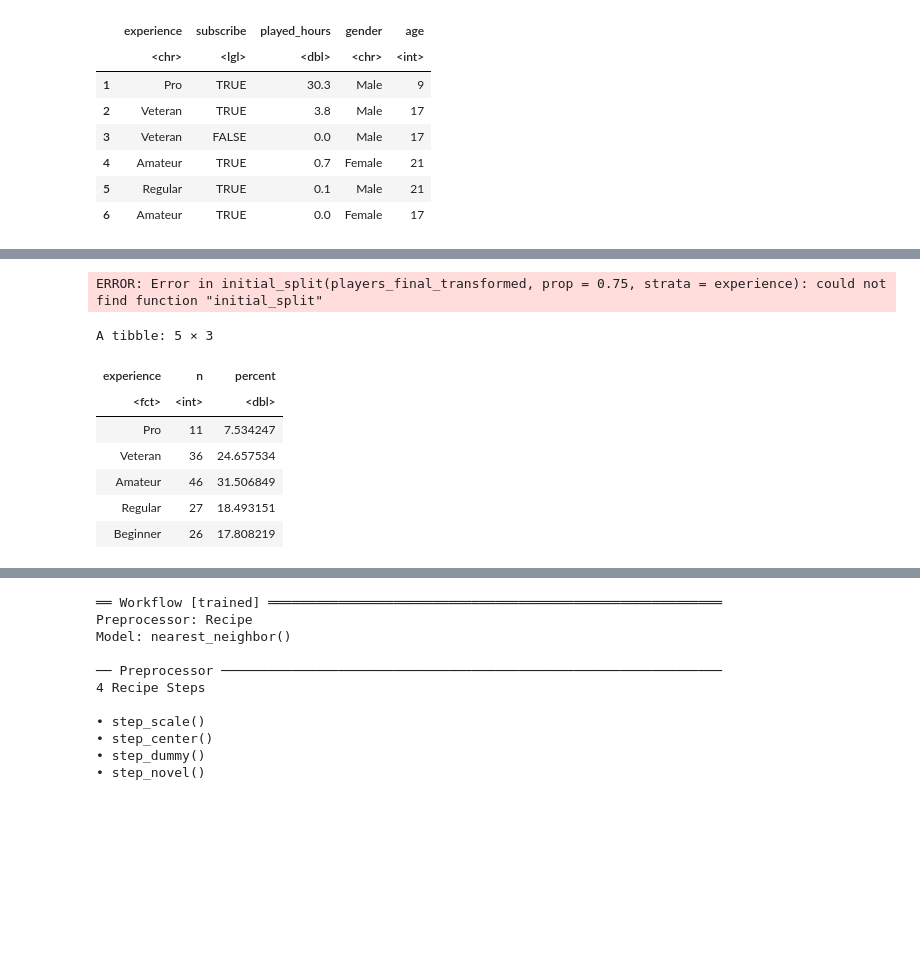
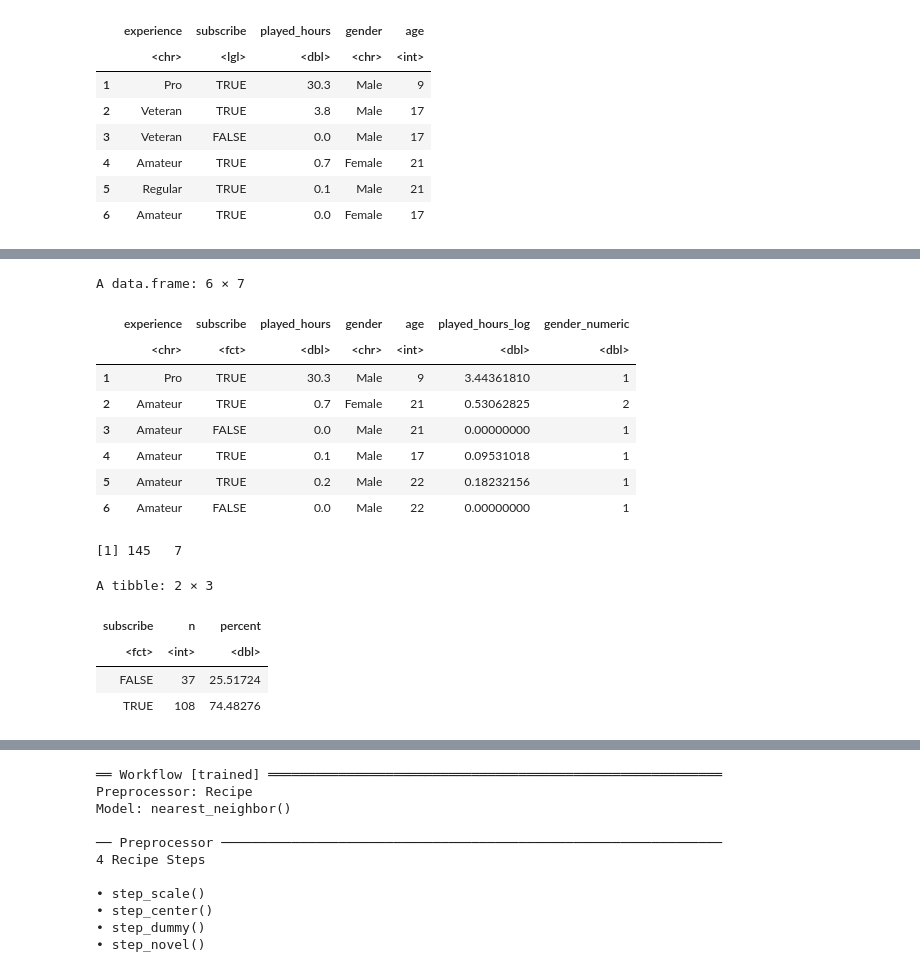
Before and after one commit to Jaden51/dsci-100-project-008-30, a Jupyter notebook: project.ipynb, the cells around one changed output, grey strips where cells are left out. Saved outputs shown, nothing was run; the diff lists cells and outputs as text; code cells hidden in the pictures; blank space fills up the shorter version.

```diff
--- a/project.ipynb
+++ b/project.ipynb
@@ -207,6 +196,0 @@ ggplot(players_final_count, aes(x = age, y = played_hours, color = experience))
-# %%
-players_final_transformed <- players_final |>
-  mutate(played_hours_log = log(played_hours + 1)) |>
-pivot_wider(names_from = gender, values_from = gender,
-              values_fn = length, values_fill = list(gender = 0))
-players_final_transformed
@@ -233,9 +196,0 @@ A tibble: 140 × 12
-# %%
-players_final_transformed <- players_final |>
-  mutate(played_hours_log = log(played_hours + 1),
-         gender_numeric = case_when(
-           gender == "Male" ~ 1,
-           gender == "Female" ~ 2,
-           gender == "Non-binary" ~ 3,
-           TRUE ~ NA_real_))
-players_final_transformed
@@ -263,23 +198,30 @@ A data.frame: 196 × 7
 players_split <- initial_split(players_final_transformed, prop = 0.75, strata = experience)
 players_train <- training(players_split)
 players_test <- testing(players_split)
-glimpse(players_train)
+head(players_train)
+dim(players_train)
 # %% [output]
-ERROR: Error in initial_split(players_final_transformed, prop = 0.75, strata = experience): could not find function "initial_split"
+A data.frame: 6 × 7
+|  | experience | subscribe | played_hours | gender | age | played_hours_log | gender_numeric |
+|  | <chr> | <fct> | <dbl> | <chr> | <int> | <dbl> | <dbl> |
+| 1 | Pro | TRUE | 30.3 | Male | 9 | 3.44361810 | 1 |
+| 2 | Amateur | TRUE | 0.7 | Female | 21 | 0.53062825 | 2 |
+| 3 | Amateur | FALSE | 0.0 | Male | 21 | 0.00000000 | 1 |
+| 4 | Amateur | TRUE | 0.1 | Male | 17 | 0.09531018 | 1 |
+| 5 | Amateur | TRUE | 0.2 | Male | 22 | 0.18232156 | 1 |
+| 6 | Amateur | FALSE | 0.0 | Male | 22 | 0.00000000 | 1 |
+[1] 145   7
 # %%
 players_proportions <- players_train |>
-                      group_by(experience) |>
+                      group_by(subscribe) |>
                       summarize(n = n()) |>
                       mutate(percent = 100*n/nrow(players_train))
 
 players_proportions
 # %% [output]
-A tibble: 5 × 3
+A tibble: 2 × 3
-| experience | n | percent |
+| subscribe | n | percent |
 | <fct> | <int> | <dbl> |
-| Pro | 11 | 7.534247 |
-| Veteran | 36 | 24.657534 |
-| Amateur | 46 | 31.506849 |
-| Regular | 27 | 18.493151 |
-| Beginner | 26 | 17.808219 |
+| FALSE | 37 | 25.51724 |
+| TRUE | 108 | 74.48276 |
 # %%
```
Also changed, not shown: parts of 16 cells of this notebook.
